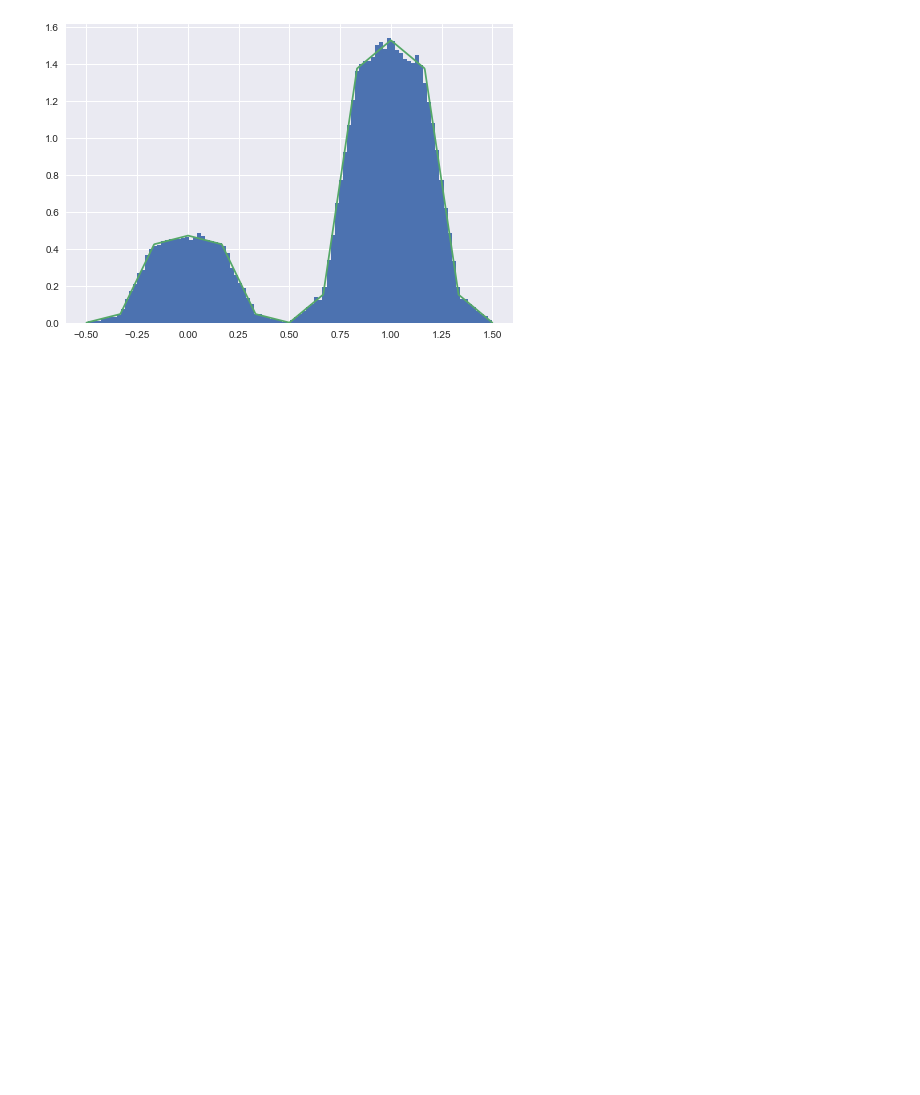
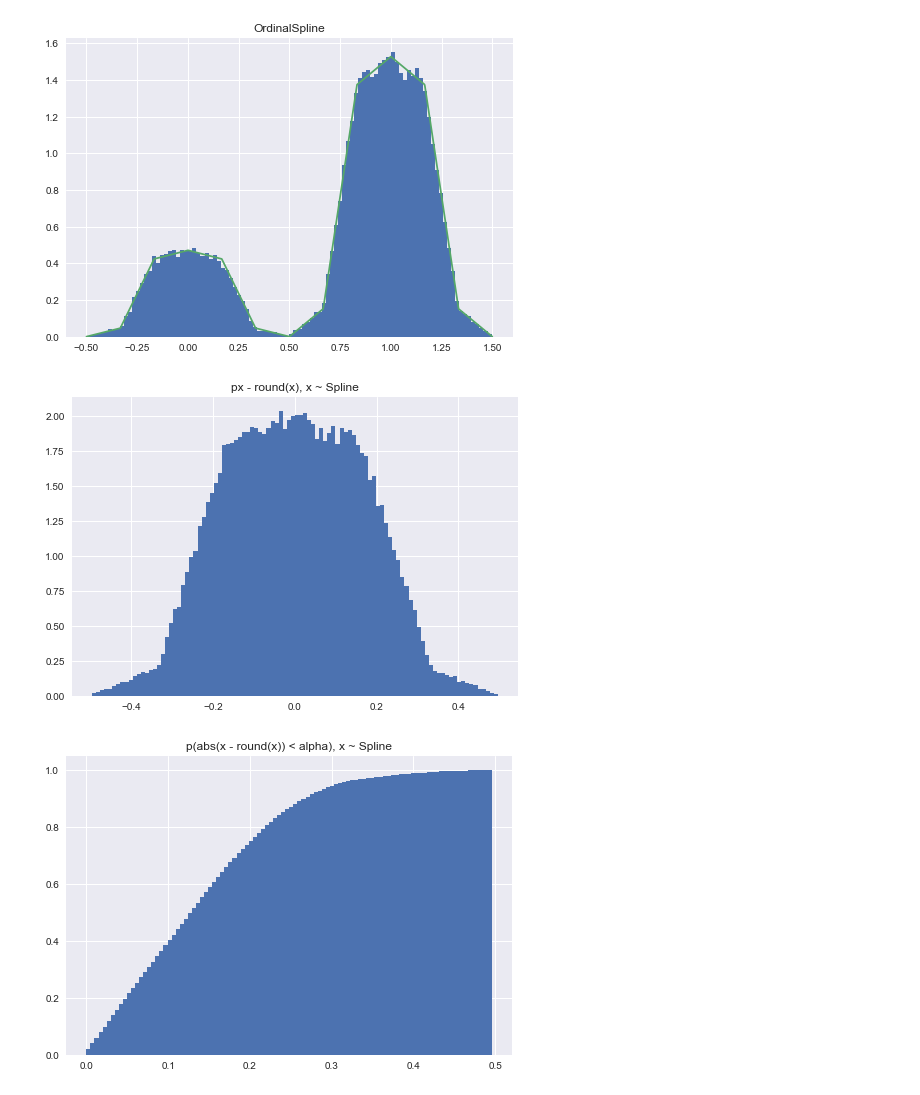
Before and after one commit to eelcovdw/pytorch-PWL, a Jupyter notebook: pwl/notebooks/pmf_pwl.ipynb, the cells around one changed output. Saved outputs shown, nothing was run; the diff lists cells and outputs as text; code cells hidden in the pictures; blank space fills up the shorter version.

```diff
--- a/pwl/notebooks/pmf_pwl.ipynb
+++ b/pwl/notebooks/pmf_pwl.ipynb
@@ -8,12 +29,22 @@ plt.style.use('seaborn')
 # %%
 p = 0.2
 dist = PMFPWL(torch.Tensor([[0, 1]]), torch.Tensor([[p, 1-p]]), 0, 1)
 x = torch.linspace(-0.5, 1.5, 1000).view(1, 1, -1)
 logp = dist.log_prob(x)
 s = dist.sample(torch.Size([100000]))
+plt.title("OrdinalSpline")
 plt.hist(s.squeeze(), normed=True, bins=100)
 plt.plot(x.squeeze(), torch.exp(logp).detach().squeeze())
 plt.show()
+
+plt.title('px - round(x), x ~ Spline')
+plt.hist(s.squeeze() - torch.round(s.squeeze()), bins=100, normed=True)
+plt.show()
+plt.title('p(abs(x - round(x)) < alpha), x ~ Spline')
+plt.hist(torch.abs(s.squeeze() - torch.round(s.squeeze())), bins=100, normed=True, cumulative=True)
+plt.show()
 # %% [output]
-[figure, old version]
+[figure, new version]
+[figure, added]
+[figure, added]
 # %%
```
Also changed, not shown: parts of 5 cells of this notebook.
